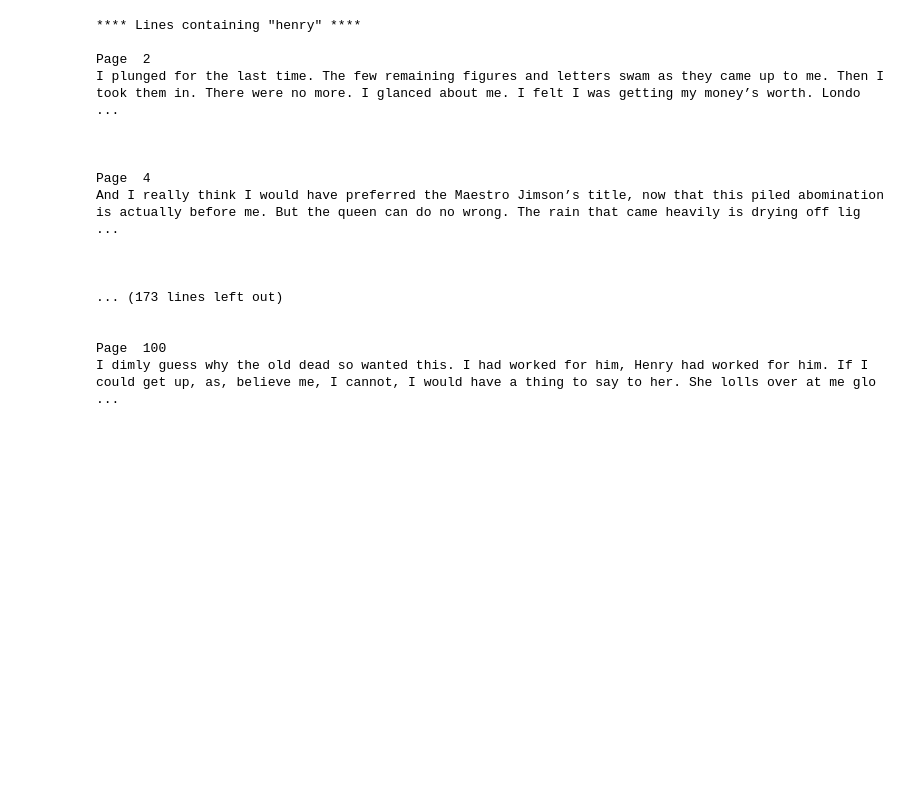
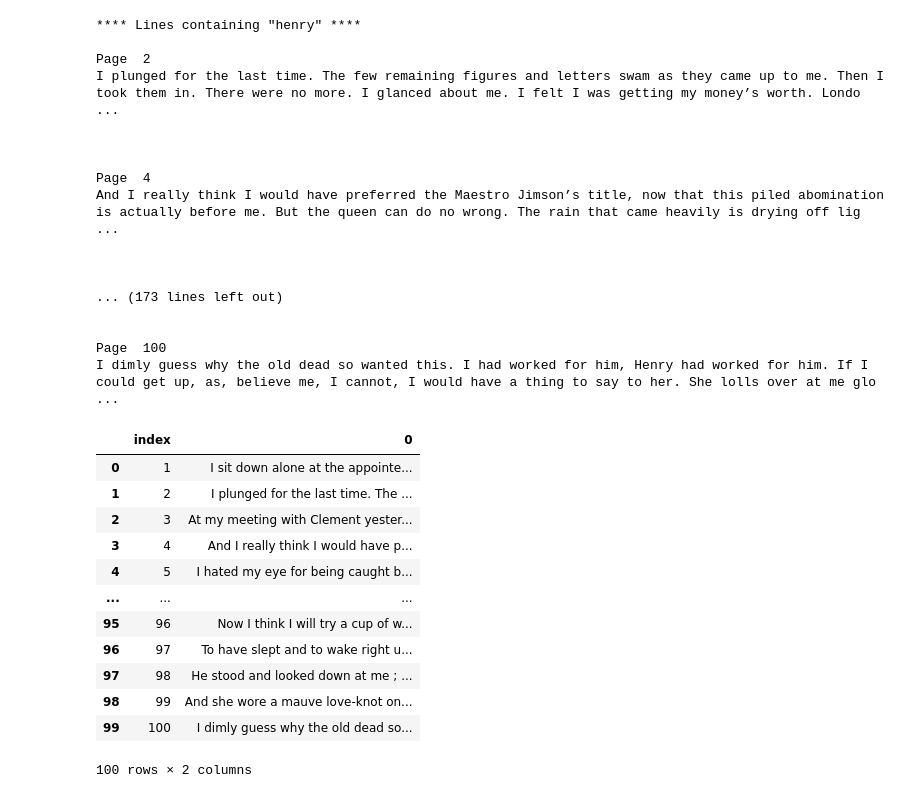
Before and after one commit to x-Code-x/CainsJawbone, a Jupyter notebook: CreatingPages.ipynb, the cells around one changed output. Saved outputs shown, nothing was run; the diff lists cells and outputs as text; code cells hidden in the pictures; blank space fills up the shorter version.

```diff
--- a/CreatingPages.ipynb
+++ b/CreatingPages.ipynb
@@ -89,0 +145,18 @@ I dimly guess why the old dead so wanted this. I had worked for him, Henry had w
+# %%
+dnary = {page+1:text for page, text in enumerate(cains_jawbone)}
+# %%
+pd.DataFrame.from_dict(dnary, orient='index').reset_index()
+# %% [output]
+|  | index | 0 |
+| 0 | 1 | ﻿I sit down alone at the appointe... |
+| 1 | 2 | I plunged for the last time. The ... |
+| 2 | 3 | At my meeting with Clement yester... |
+| 3 | 4 | And I really think I would have p... |
+| 4 | 5 | I hated my eye for being caught b... |
+| ... | ... | ... |
+| 95 | 96 | Now I think I will try a cup of w... |
+| 96 | 97 | To have slept and to wake right u... |
+| 97 | 98 | He stood and looked down at me ; ... |
+| 98 | 99 | And she wore a mauve love-knot on... |
+| 99 | 100 | I dimly guess why the old dead so... |
+100 rows × 2 columns
```
Also changed, not shown: parts of 7 cells of this notebook, 4 other files.
